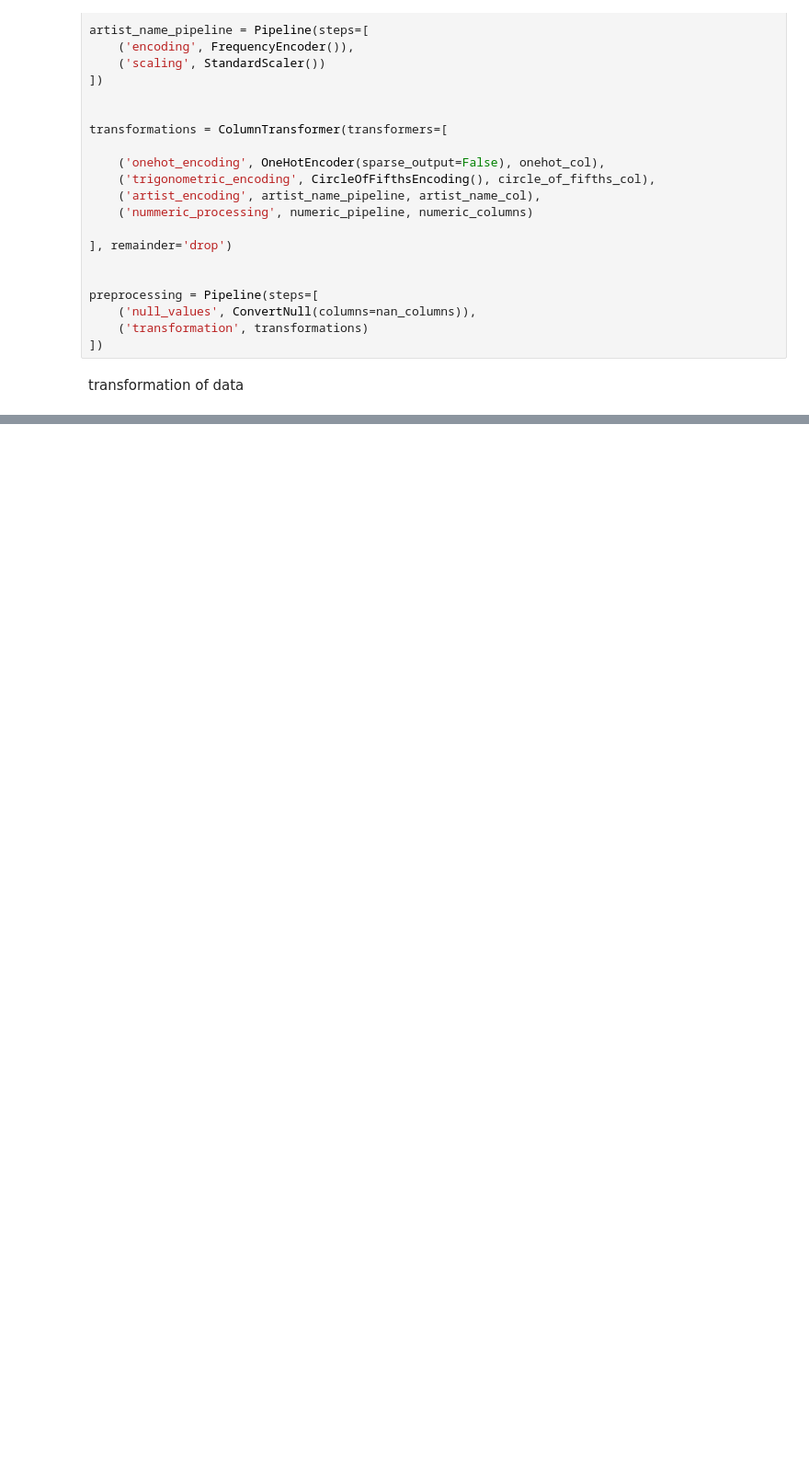
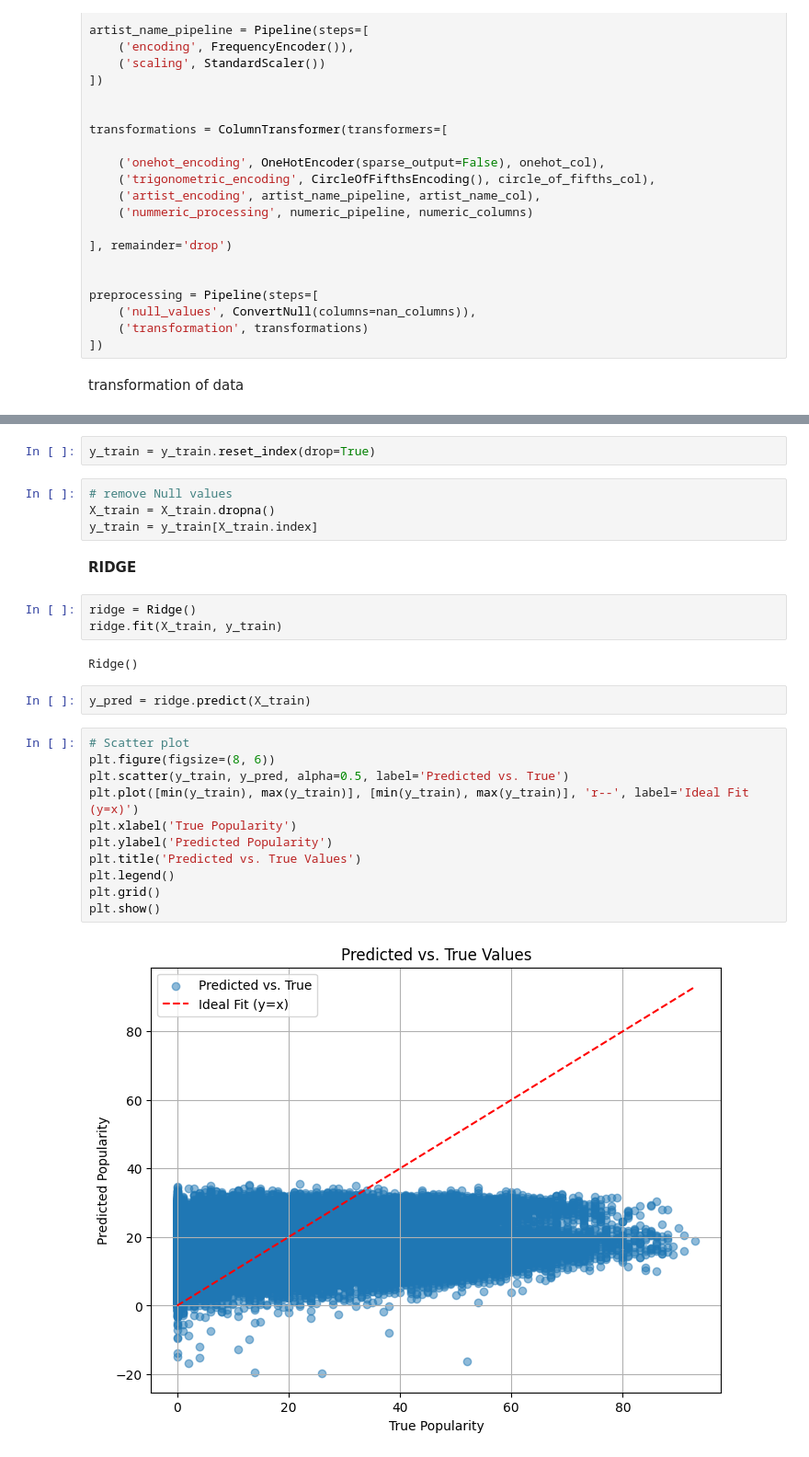
Before and after one commit to Sammuel21/pridav-music-project, a Jupyter notebook: Development/kenderes2/ridge_lasso.ipynb, the cells around one changed output, grey strips where cells are left out. Shown at 92% size. Cells and saved outputs as stored; diff of their text form; blank space fills up the shorter version.

Commit message:
Ridge/lasso

```diff
--- a/Development/kenderes2/ridge_lasso.ipynb
+++ b/Development/kenderes2/ridge_lasso.ipynb
@@ -105,0 +97,28 @@ pd.DataFrame(preprocessing.fit_transform(X_train))
+# %%
+y_train = y_train.reset_index(drop=True)
+# %%
+# remove Null values
+X_train = X_train.dropna()
+y_train = y_train[X_train.index]
+# %% [markdown]
+**RIDGE**
+# %%
+ridge = Ridge()
+ridge.fit(X_train, y_train)
+# %% [output]
+Ridge()
+# %%
+y_pred = ridge.predict(X_train)
+# %%
+# Scatter plot
+plt.figure(figsize=(8, 6))
+plt.scatter(y_train, y_pred, alpha=0.5, label='Predicted vs. True')
+plt.plot([min(y_train), max(y_train)], [min(y_train), max(y_train)], 'r--', label='Ideal Fit (y=x)')
+plt.xlabel('True Popularity')
+plt.ylabel('Predicted Popularity')
+plt.title('Predicted vs. True Values')
+plt.legend()
+plt.grid()
+plt.show()
+# %% [output]
+[figure, added]
```
Also changed, not shown: parts of 5 cells of this notebook, 1 other file.
